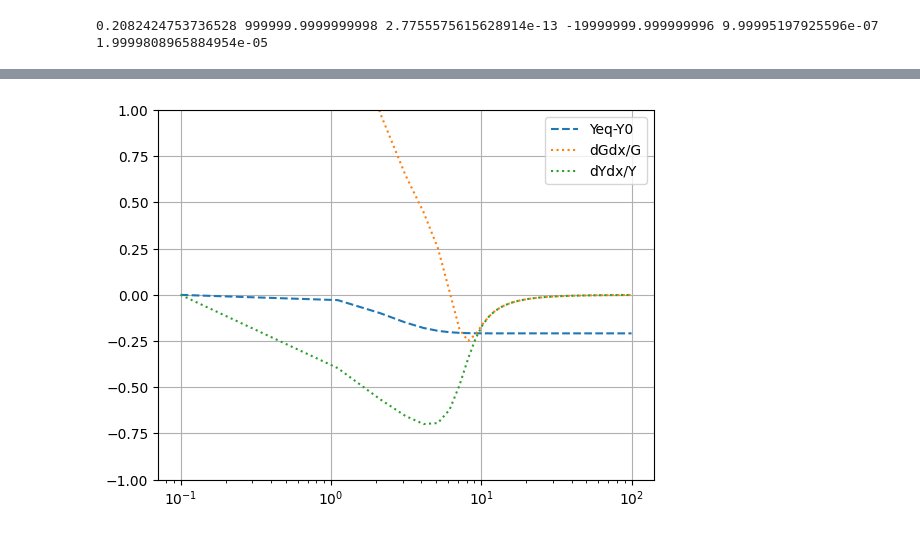
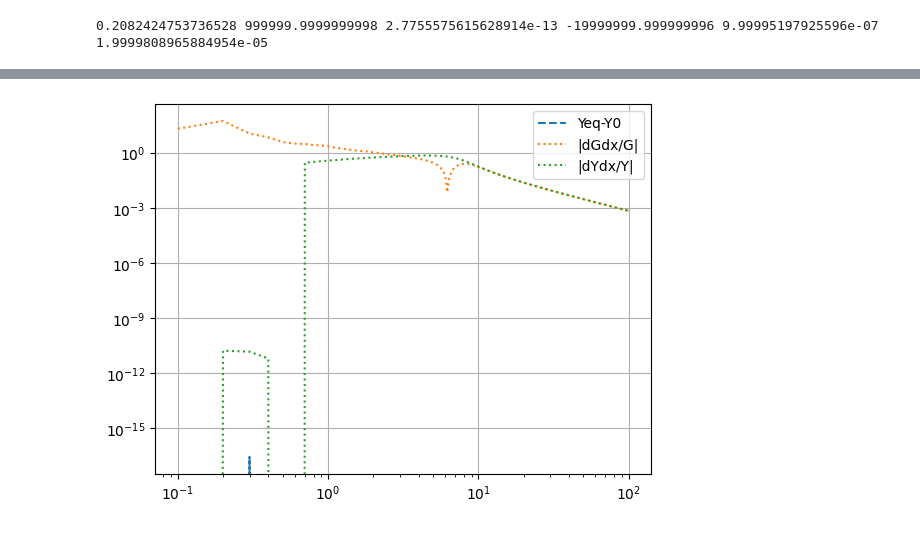
Before and after one commit to gabrielaalevi/DarkCalc, a Jupyter notebook: testNewEqs.ipynb, the cells around one changed output, grey strips where cells are left out. Saved outputs shown, nothing was run; the diff lists cells and outputs as text; code cells hidden in the pictures.

```diff
--- a/testNewEqs.ipynb
+++ b/testNewEqs.ipynb
@@ -93,7 +94,7 @@ def dGdx(G,x):
 x0 = 0.1
 Y0 = Yeq(x0)
 G0 = YtoG(Y0,x0)
-xvals = np.linspace(x0,100.,100)
+xvals = np.linspace(x0,100.,1000)
 
 print(Yeq(x0),F(x0),dYeqdx(x0),dFdx(x0),G0,dGdx(G0,x0))
 # %% [output]
@@ -151,17 +155,17 @@ plt.show()
 # %%
 # plt.plot(xvals,Y_sol,label='Y from dGdx')
 # plt.plot(xvals,Y_sol0,label='Y from dYdx')
 plt.plot(xvals,Y_eq-Yeq(x0),linestyle='dashed',label='Yeq-Y0')
-plt.plot(xvals,dGdx_sol/G_sol,linestyle='dotted',label='dGdx/G')
-plt.plot(xvals,dYdx_sol/Y_sol0,linestyle='dotted',label='dYdx/Y')
+plt.plot(xvals,np.abs(dGdx_sol/G_sol),linestyle='dotted',label='|dGdx/G|')
+plt.plot(xvals,np.abs(dYdx_sol/Y_sol0),linestyle='dotted',label='|dYdx/Y|')
 
 plt.legend()
-# plt.yscale('log')
+plt.yscale('log')
 plt.xscale('log')
 # plt.ylim(1e-10,1e-1)
 # plt.ylim(1e-4,10)
-plt.ylim(-1,1)
+# plt.ylim(-0.001,0.001)
 plt.grid()
 plt.show()
 # %% [output]
-[figure, old version]
+[figure, new version]
```
Also changed, not shown: parts of 5 cells of this notebook.
